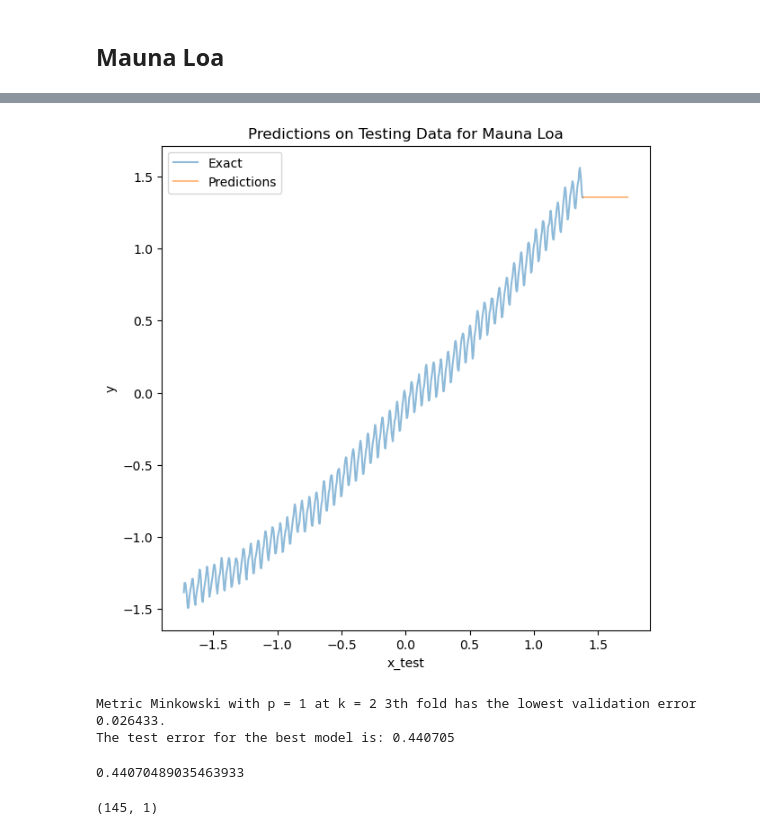
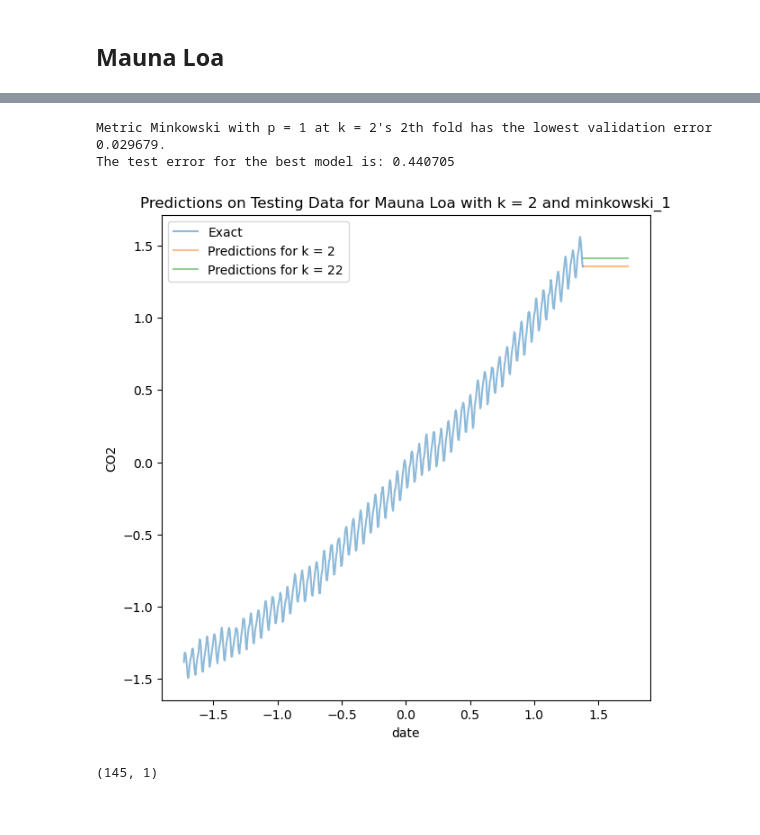
Before and after one commit to CathyF9600/Introduction-to-Learning-from-Data-A1, a Jupyter notebook: A1.ipynb, the cells around one changed output, grey strips where cells are left out. Saved outputs shown, nothing was run; the diff lists cells and outputs as text; code cells hidden in the pictures.

```diff
--- a/A1.ipynb
+++ b/A1.ipynb
@@ -162,9 +119,10 @@ b[1,0]
 # %%
-k_vals, best2, fold_2 = knn_cross_validation(x, y, x_test, "mauna_loa", v = 5, metrics = "minkowski_2")
+k_vals, best2, fold_2 = knn_cross_validation(x, y, "mauna_loa", v = 5, metrics = "minkowski_2")
 
 plt.figure()
-plt.title('validation errors across k (L2 distance metric)')
+plt.title('Validation errors across k (L2 distance metric)')
 plt.xlabel('k')
+plt.ylabel('Validation errors')
 plt.plot(k_vals, best2)
 
 # print(k_vals,best2,fold_2)
@@ -194,7 +135,7 @@ len: 524 132
 # rmse_max = [max(r) for r in rmse]
 # rmse_max
 # %%
-_, best1, fold_1 = knn_cross_validation(x, y, x_test, "mauna_loa", v = 5, metrics = "minkowski_1")
+_, best1, fold_1 = knn_cross_validation(x, y, "mauna_loa", v = 5, metrics = "minkowski_1")
 # best = [ err * 30 ]
 # Show validation errors for both metrics
 plt.figure()
@@ -245,46 +150,46 @@ len: 525 131
+# %%
+idx1 = np.argmin(best1)
+idx2 = np.argmin(best2)
+p = np.argmin([best1[idx1], best2[idx2]]) + 1
+if p == 2:
+    k_best = idx2+1
+    print("Metric Minkowski with p = %d at k = %d's %dth fold has the lowest validation error %f." %(p, k, fold_2+1, best2[idx2]))
+else:
+    k_best = idx1+1
+    print("Metric Minkowski with p = %d at k = %d's %dth fold has the lowest validation error %f." %(p, k, fold_1+1, best1[idx1]))
+
+# Find test error
+def k_nn_test_error(x_train, y_train, x_test, y_test, k, metric) -> np.array:
+    predictions = knn_regressor(x_train = x_train, y_train = y_train,
+                                x_test = x_test, k = k, metric = metric).squeeze()
+            # print(predictions)
+            # print("dim valid", y_valid.squeeze().shape)
+            # print("dim pred", predictions.shape)
+    test_err = RMSE(y=y_test.squeeze(), y_hat=predictions)
+
+    return predictions, test_err
+m_best = "minkowski_" + str(p)
+predictions, test_err = k_nn_test_error(x, y, x_test, y_test, k = k_best, metric = m_best)
+print("The test error for the best model is: %f" %(test_err))
+# %% [output]
+Metric Minkowski with p = 1 at k = 2's 2th fold has the lowest validation error 0.029679.
+The test error for the best model is: 0.440705
 # %%
 # Plot Prediction Curves for several k values
-y_test_pred = knn_regressor(x, y, x_test, k = 1, metric = "minkowski_2")
+y_test_pred_2 = knn_regressor(x, y, x_test, k = 2, metric = m_best)
+y_test_pred_22 = knn_regressor(x, y, x_test, k = 22, metric = m_best)
 
 plt.figure(figsize=(7,7))
-plt.title('Predictions on Testing Data for Mauna Loa')
-plt.ylabel('y')
-plt.xlabel('x_test')
+plt.title('Predictions on Testing Data for Mauna Loa with selected k and %s'%(m_best))
+plt.ylabel('CO2')
+plt.xlabel('date')
 plt.plot(x.squeeze(), y.squeeze(), label='Exact', alpha=0.5)
-plt.plot(x_test.squeeze(), y_test_pred.squeeze(), label='Predictions', alpha=0.5)
+plt.plot(x_test.squeeze(), y_test_pred_2.squeeze(), label='Predictions for k = 2', alpha=0.5)
+plt.plot(x_test.squeeze(), y_test_pred_22.squeeze(), label='Predictions for k = 22', alpha=0.5)
 plt.legend()
 plt.show()
 # %% [output]
-[figure, old version]
+[figure, new version]
-# %%
-idx1 = np.argmin(best1)
-idx2 = np.argmin(best2)
-p = np.argmin([best1[idx1], best2[idx2]]) + 1
-if p == 2:
-    k = idx2+1
-    print("Metric Minkowski with p = %d at k = %d %dth fold has the lowest validation error %f." %(p, k, fold_2+1, best2[idx2]))
-else:
-    k = idx1+1
-    print("Metric Minkowski with p = %d at k = %d %dth fold has the lowest validation error %f." %(p, k, fold_1+1, best1[idx1]))
-
-# Find test error
-def k_nn_test_error(x_train, y_train, x_test, y_test, k, metric) -> np.array:
-    predictions = knn_regressor(x_train=x_train, y_train=y_train,
-                                                        x_test=x_test, k=k, metric=metric).squeeze()
-            # print(predictions)
-            # print("dim valid", y_valid.squeeze().shape)
-            # print("dim pred", predictions.shape)
-    test_err = RMSE(y=y_test.squeeze(), y_hat=predictions)
-
-    return predictions, test_err
-m = "minkowski_" + str(p)
-predictions, test_err = k_nn_test_error(x, y, x_test, y_test, k = k, metric = m)
-print("The test error for the best model is: %f" %(test_err))
-test_err
-# %% [output]
-Metric Minkowski with p = 1 at k = 2 3th fold has the lowest validation error 0.026433.
-The test error for the best model is: 0.440705
-0.44070489035463933
 # %%
 x_valid.shape
 # %% [output]
```
Also changed, not shown: parts of 9 cells of this notebook.
